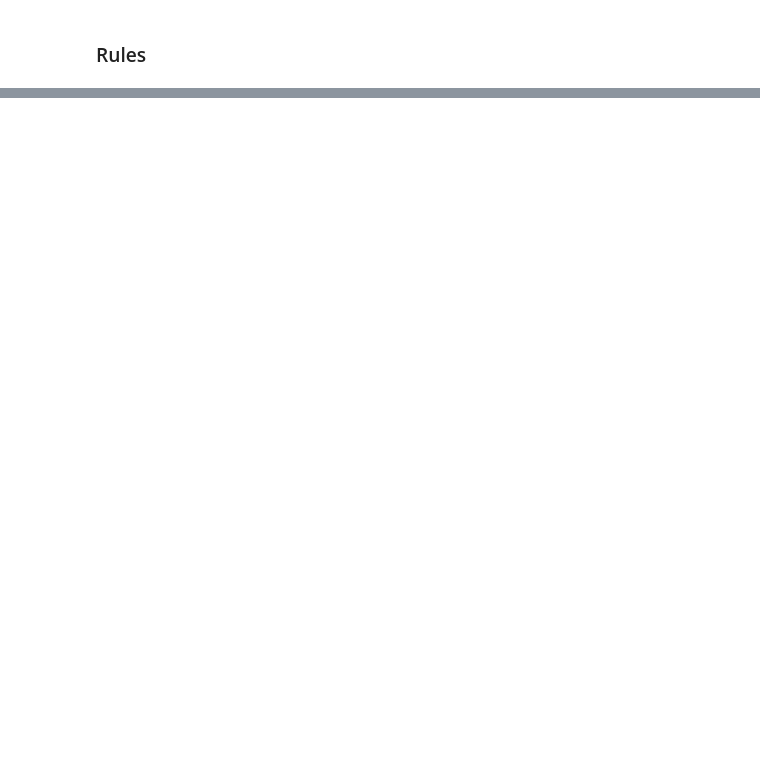
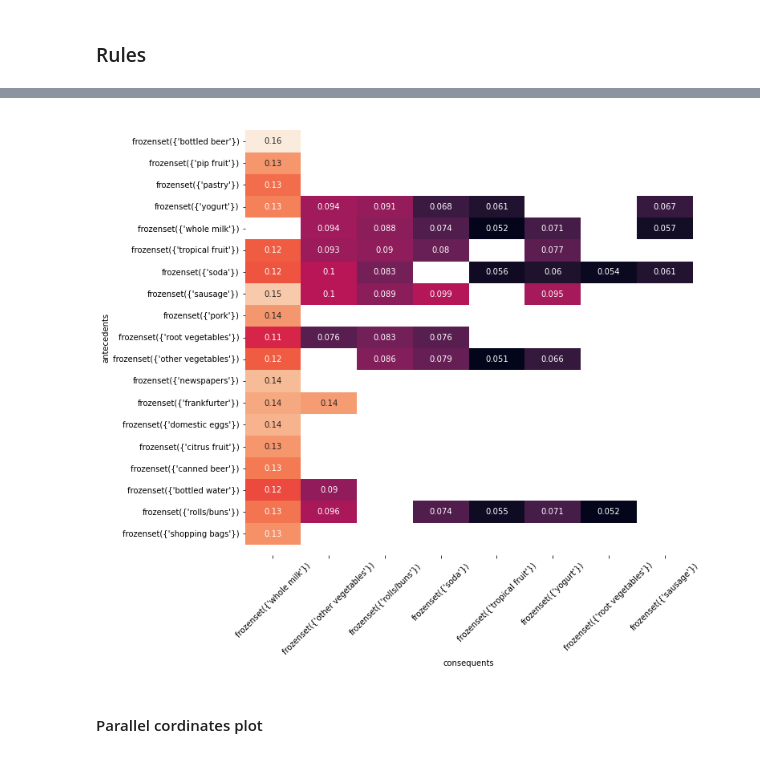
Before and after one commit to dukekush/Association_Rules, a Jupyter notebook: UL_Association_Rules.ipynb, the cells around one changed output, grey strips where cells are left out. Saved outputs shown, nothing was run; the diff lists cells and outputs as text; code cells hidden in the pictures; blank space fills up the shorter version.

```diff
--- a/UL_Association_Rules.ipynb
+++ b/UL_Association_Rules.ipynb
@@ -190,0 +203,18 @@ sns.relplot(x="support", y="confidence", data=rules, size='lift', hue="lift", he
+# %%
+pivot = rules.pivot(index = 'antecedents',
+                    columns = 'consequents', values= 'confidence')
+
+# Generate a heatmap with annotations on and the colorbar off
+plt.figure(figsize=(10, 10))
+sns.heatmap(pivot, annot = True, cbar = False)
+b, t = plt.ylim()
+b += 0.5
+t -= 0.5
+plt.ylim(b, t)
+plt.yticks(rotation=0)
+plt.xticks(rotation=45)
+plt.show()
+# %% [output]
+[figure, added]
+# %% [markdown]
+#### Parallel cordinates plot
```
Also changed, not shown: parts of 19 cells of this notebook, 1 other file.
